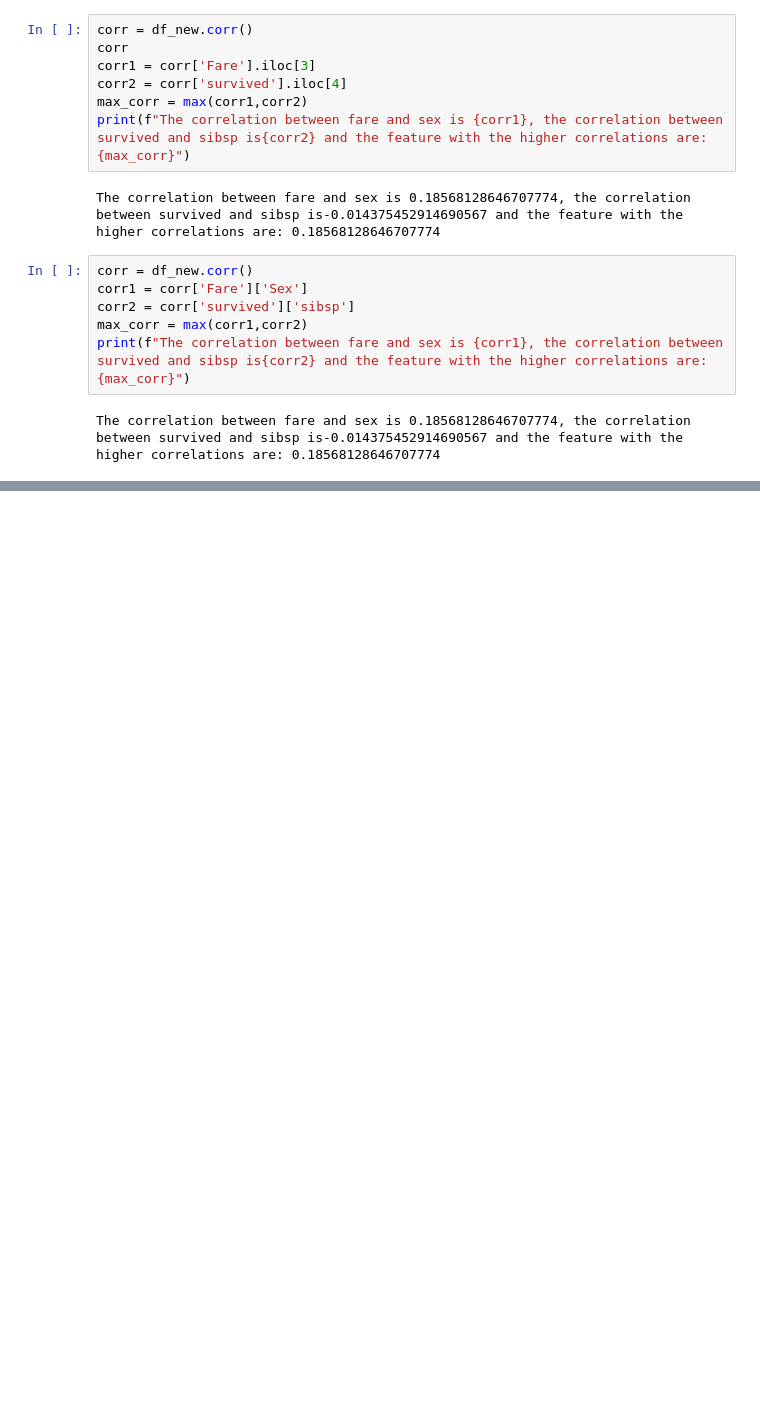
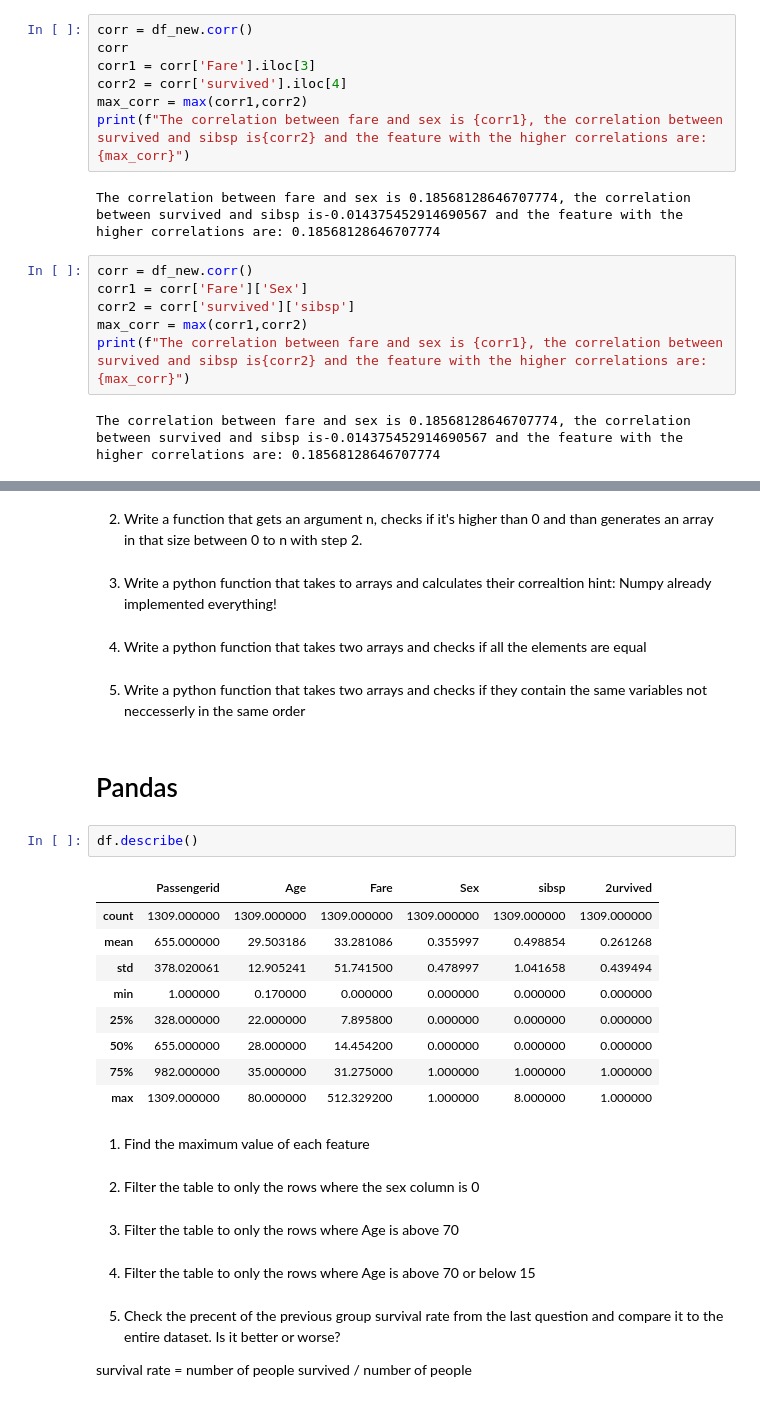
Before and after one commit to IritBen/Cloud-BigData-course-JB, a Jupyter notebook: 12_01_2026/class/12_01_2026.ipynb, the cells around one changed output, grey strips where cells are left out. Cells and saved outputs as stored; diff of their text form; blank space fills up the shorter version.

```diff
--- a/12_01_2026/class/12_01_2026.ipynb
+++ b/12_01_2026/class/12_01_2026.ipynb
@@ -252,0 +397,35 @@ The correlation between fare and sex is 0.18568128646707774, the correlation bet
+# %% [markdown]
+2. Write a function that gets an argument n, checks if it's higher than 0 and than generates an array in that size between 0 to n with step 2.
+# %% [markdown]
+3. Write a python function that takes to arrays and calculates their correaltion
+hint: Numpy already implemented everything!
+# %% [markdown]
+4. Write a python function that takes two arrays and checks if all the elements are equal
+# %% [markdown]
+5. Write a python function that takes two arrays and checks if they contain the same variables not neccesserly in the same order
+# %% [markdown]
+# Pandas
+# %%
+df.describe()
+# %% [output]
+|  | Passengerid | Age | Fare | Sex | sibsp | 2urvived |
+| count | 1309.000000 | 1309.000000 | 1309.000000 | 1309.000000 | 1309.000000 | 1309.000000 |
+| mean | 655.000000 | 29.503186 | 33.281086 | 0.355997 | 0.498854 | 0.261268 |
+| std | 378.020061 | 12.905241 | 51.741500 | 0.478997 | 1.041658 | 0.439494 |
+| min | 1.000000 | 0.170000 | 0.000000 | 0.000000 | 0.000000 | 0.000000 |
+| 25% | 328.000000 | 22.000000 | 7.895800 | 0.000000 | 0.000000 | 0.000000 |
+| 50% | 655.000000 | 28.000000 | 14.454200 | 0.000000 | 0.000000 | 0.000000 |
+| 75% | 982.000000 | 35.000000 | 31.275000 | 1.000000 | 1.000000 | 1.000000 |
+| max | 1309.000000 | 80.000000 | 512.329200 | 1.000000 | 8.000000 | 1.000000 |
+# %% [markdown]
+1. Find the maximum value of each feature
+# %% [markdown]
+2. Filter the table to only the rows where the sex column is 0
+# %% [markdown]
+3. Filter the table to only the rows where Age is above 70
+# %% [markdown]
+4. Filter the table to only the rows where Age is above 70 or below 15
+# %% [markdown]
+5. Check the precent of the previous group survival rate from the last question and compare it to the entire dataset. Is it better or worse?
+
+survival rate = number of people survived / number of people
```
Also changed, not shown: parts of 25 cells of this notebook.
